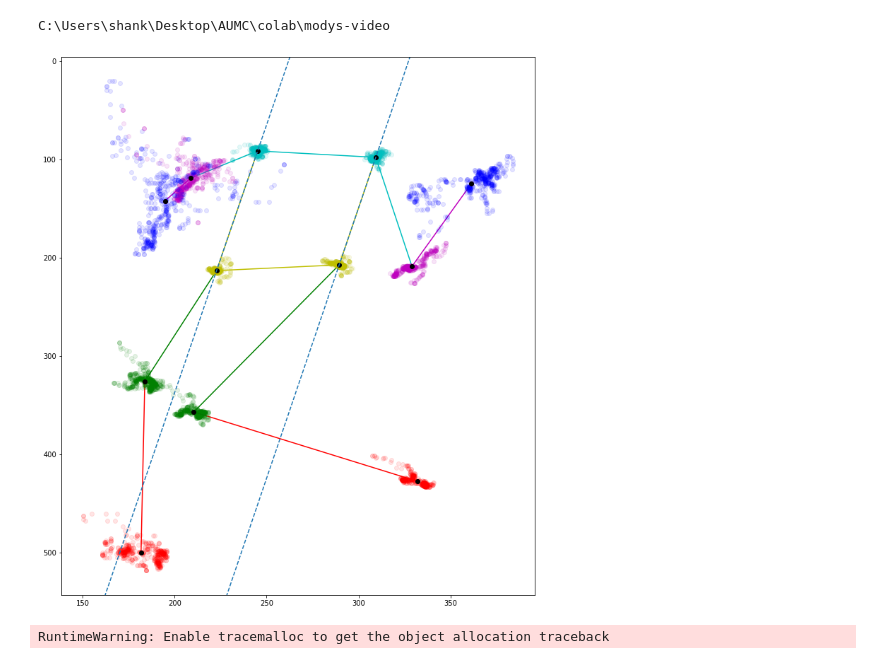
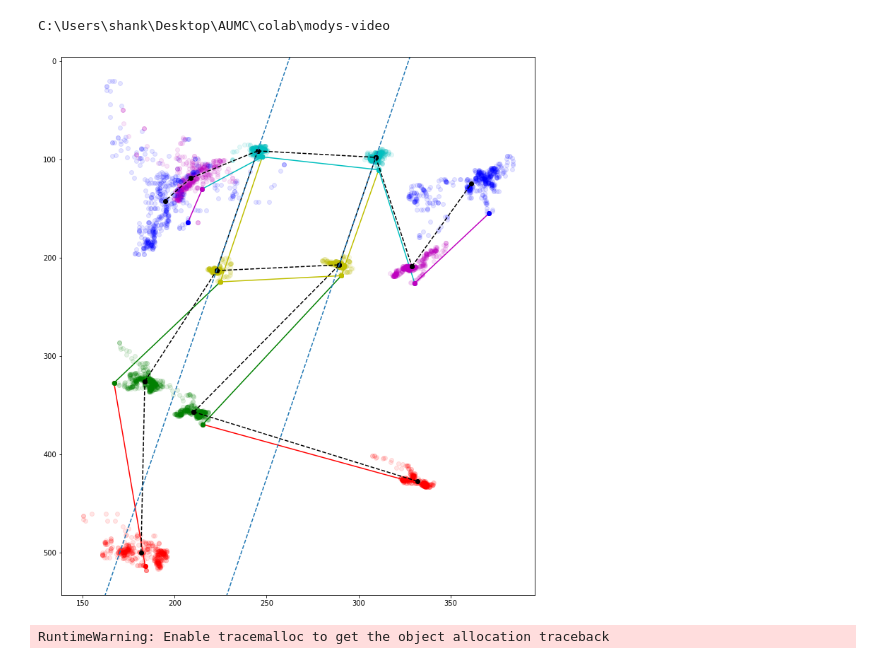
Before and after one commit to RehabAUmc/modys-video, a Jupyter notebook: notebooks/feature-visualisation.ipynb, the cells around one changed output. Cells and saved outputs as stored; diff of their text form; code cells hidden in the pictures.

Commit message:
Provide color options in bodylines plotting

```diff
--- a/notebooks/feature-visualisation.ipynb
+++ b/notebooks/feature-visualisation.ipynb
@@ -15,28 +15,36 @@ BODYPART_LINES, DEFAULT_BODYPARTS, COLORS
 # %%
 df = read_video('004')
 # %%
-fig = plt.figure(figsize=(12,14))
+# set plot variables
+size = (12,14)
+bodypart_lines_frame = 2
 
-# plot the lines (based on average values)
-plot_bodypart_lines(df)
+# initialise plot
+fig = plt.figure(figsize=size)
+
+# plot the bodypart lines for one frame
+plot_bodypart_lines(df, frame = bodypart_lines_frame)
+
+# plot blue colors on the wrists
+plot_bodypoint(df, 'wrist1', 'bo', alpha=1, frame = bodypart_lines_frame)
+plot_bodypoint(df, 'wrist2', 'bo', alpha=1, frame = bodypart_lines_frame)
 
 # plot all bodyparts from whole video
 for bodypart, color in zip(DEFAULT_BODYPARTS, COLORS+COLORS):
     for i in range(len(df)):
         plot_bodypoint(df, bodypart, color, frame=i)
 
-# mark the average bodypart locations in black
-for bodypart in DEFAULT_BODYPARTS:
-    plot_bodypoint(df, bodypart, 'ko', alpha=1)
+# plot the average bodypart lines, in dashed black
+plot_bodypart_lines(df, bodypart_lines_colors = ['ko--']*12)
 
 # plot continues lines between shoulders and hips
 plot_continues_line(df, 'shoulder1', 'hip1')
 plot_continues_line(df, 'shoulder2', 'hip2')
 
 # invert y-axis
 plt.gca().invert_yaxis()
 # %% [output]
-[figure, old version]
+[figure, new version]
 # %%
 %matplotlib tk
 stick_movie(df[:100])
```
Also changed, not shown: 1 other file.
